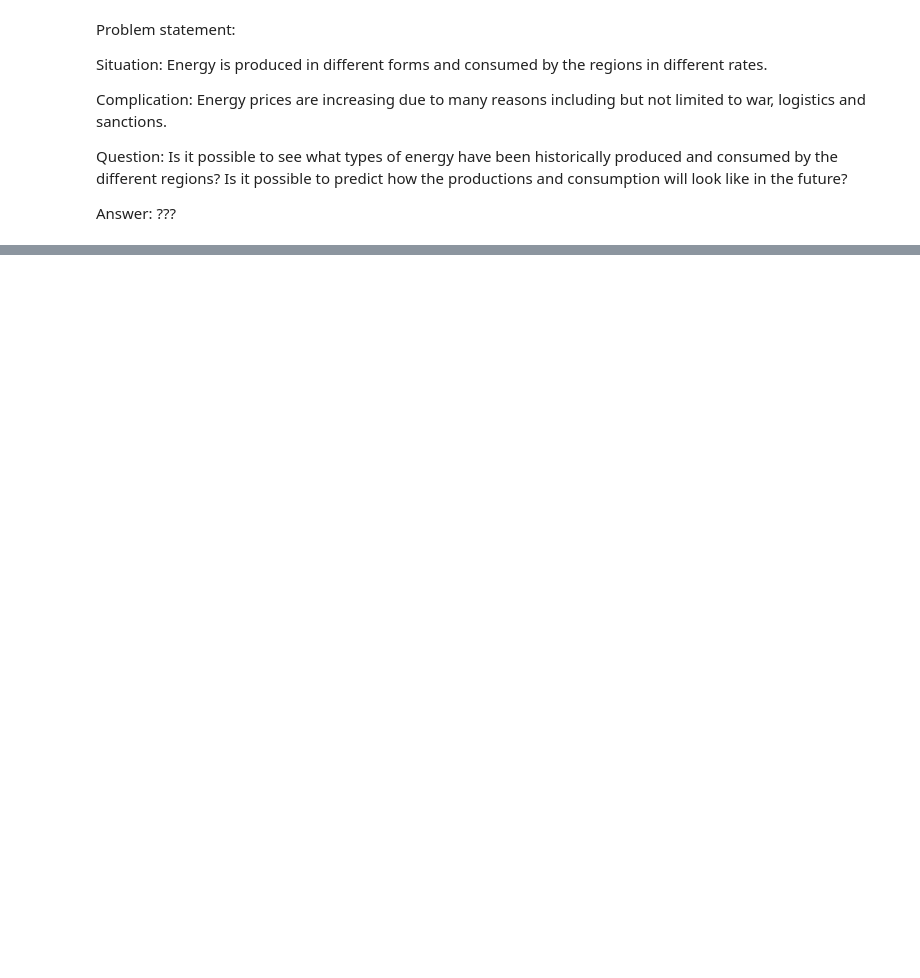
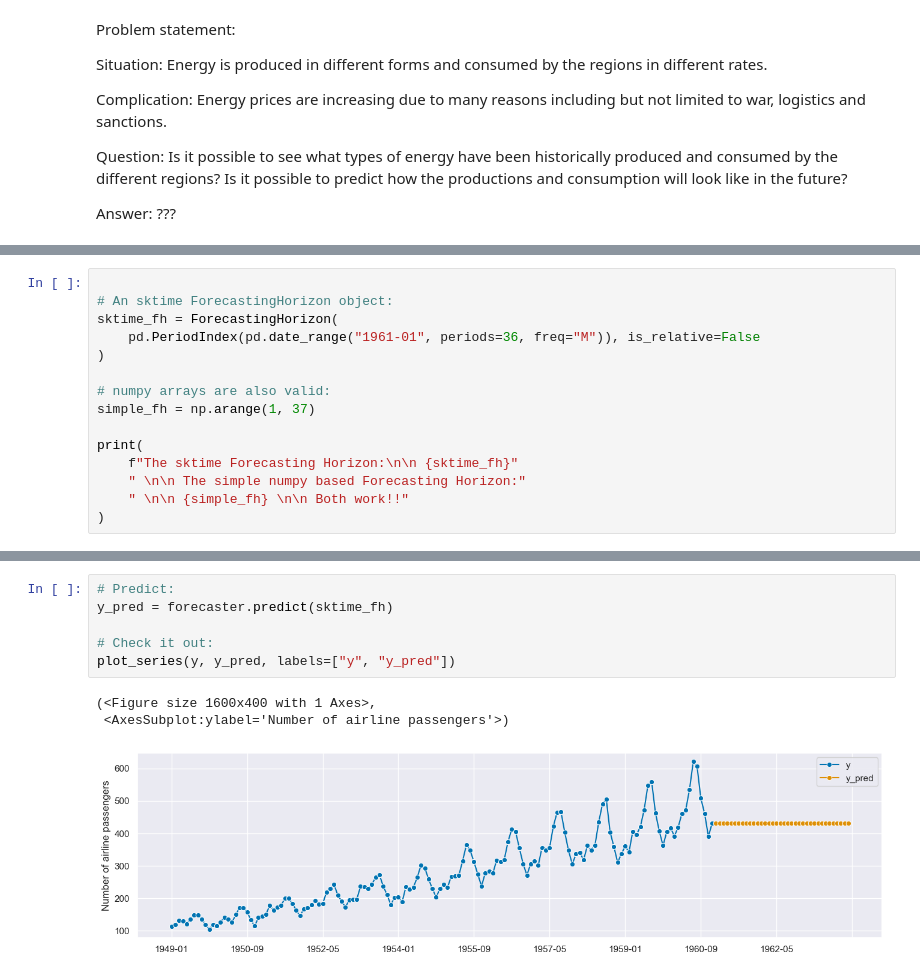
Before and after one commit to mnikolop/case3-swedish-energy, a Jupyter notebook: code/5-forecasting.ipynb, the cells around one changed output, grey strips where cells are left out. Saved outputs shown, nothing was run; the diff lists cells and outputs as text; blank space fills up the shorter version.

```diff
--- a/code/5-forecasting.ipynb
+++ b/code/5-forecasting.ipynb
@@ -121,0 +163,15 @@ energidata.ar = pd.to_datetime(energidata.ar, format='%Y-%m-%d').dt.year
+# %%
+
+# An sktime ForecastingHorizon object:
+sktime_fh = ForecastingHorizon(
+    pd.PeriodIndex(pd.date_range("1961-01", periods=36, freq="M")), is_relative=False
+)
+
+# numpy arrays are also valid:
+simple_fh = np.arange(1, 37)
+
+print(
+    f"The sktime Forecasting Horizon:\n\n {sktime_fh}"
+    " \n\n The simple numpy based Forecasting Horizon:"
+    " \n\n {simple_fh} \n\n Both work!!"
+)
@@ -121,0 +194,10 @@ energidata.ar = pd.to_datetime(energidata.ar, format='%Y-%m-%d').dt.year
+# %%
+# Predict:
+y_pred = forecaster.predict(sktime_fh)
+
+# Check it out:
+plot_series(y, y_pred, labels=["y", "y_pred"])
+# %% [output]
+(<Figure size 1600x400 with 1 Axes>,
+ <AxesSubplot:ylabel='Number of airline passengers'>)
+[figure, added]
```
Also changed, not shown: parts of 13 cells of this notebook, 1 other file.
